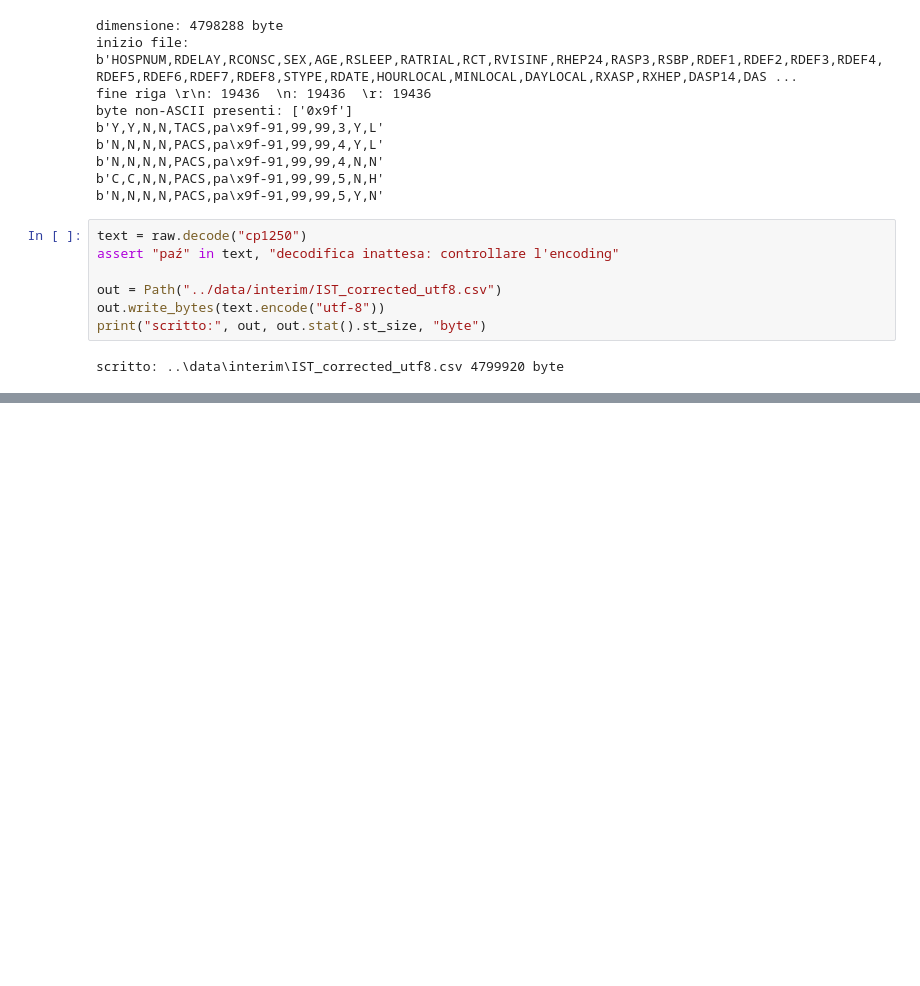
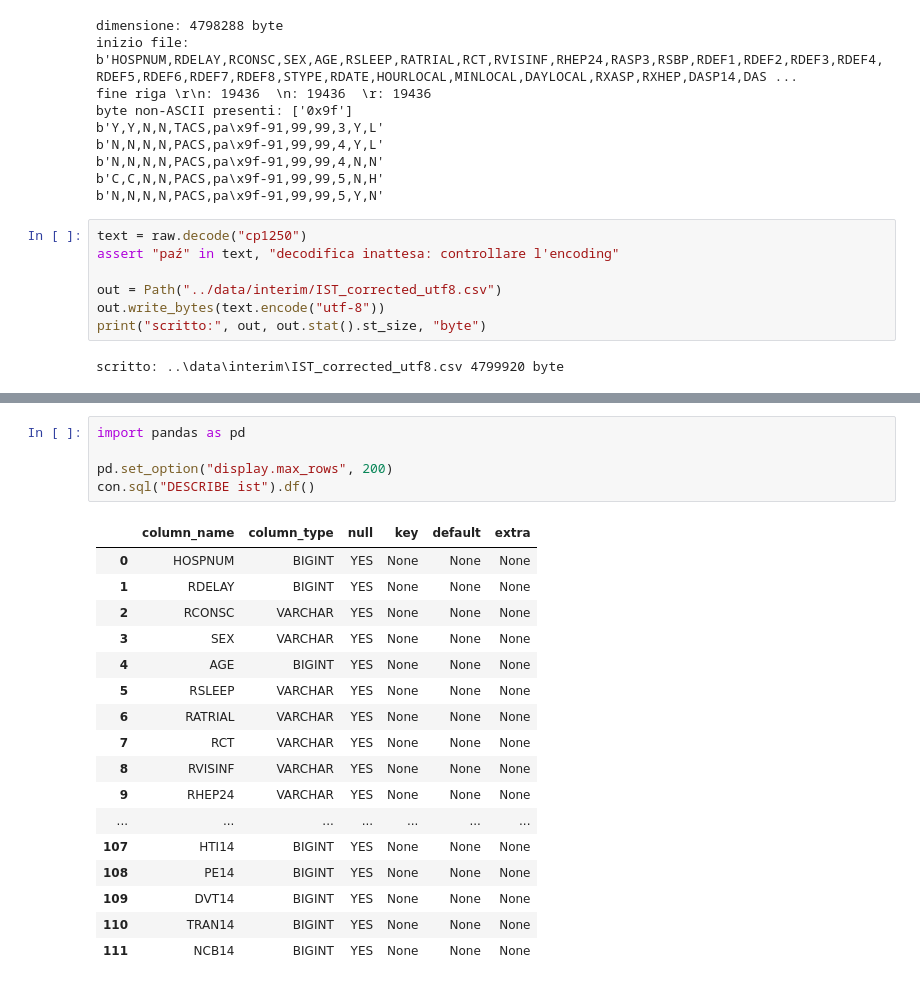
Before and after one commit to itsfedee/personalized-treatment-effects, a Jupyter notebook: notebooks/01_data_loading.ipynb, the cells around one changed output, grey strips where cells are left out. Cells and saved outputs as stored; diff of their text form; blank space fills up the shorter version.

```diff
--- a/notebooks/01_data_loading.ipynb
+++ b/notebooks/01_data_loading.ipynb
@@ -77,0 +111,23 @@ con.sql("DESCRIBE ist").df()
+# %%
+import pandas as pd
+
+pd.set_option("display.max_rows", 200)
+con.sql("DESCRIBE ist").df()
+# %% [output]
+|  | column_name | column_type | null | key | default | extra |
+| 0 | HOSPNUM | BIGINT | YES | None | None | None |
+| 1 | RDELAY | BIGINT | YES | None | None | None |
+| 2 | RCONSC | VARCHAR | YES | None | None | None |
+| 3 | SEX | VARCHAR | YES | None | None | None |
+| 4 | AGE | BIGINT | YES | None | None | None |
+| 5 | RSLEEP | VARCHAR | YES | None | None | None |
+| 6 | RATRIAL | VARCHAR | YES | None | None | None |
+| 7 | RCT | VARCHAR | YES | None | None | None |
+| 8 | RVISINF | VARCHAR | YES | None | None | None |
+| 9 | RHEP24 | VARCHAR | YES | None | None | None |
+| ... | ... | ... | ... | ... | ... | ... |
+| 107 | HTI14 | BIGINT | YES | None | None | None |
+| 108 | PE14 | BIGINT | YES | None | None | None |
+| 109 | DVT14 | BIGINT | YES | None | None | None |
+| 110 | TRAN14 | BIGINT | YES | None | None | None |
+| 111 | NCB14 | BIGINT | YES | None | None | None |
```
Also changed, not shown: parts of 10 cells of this notebook.
